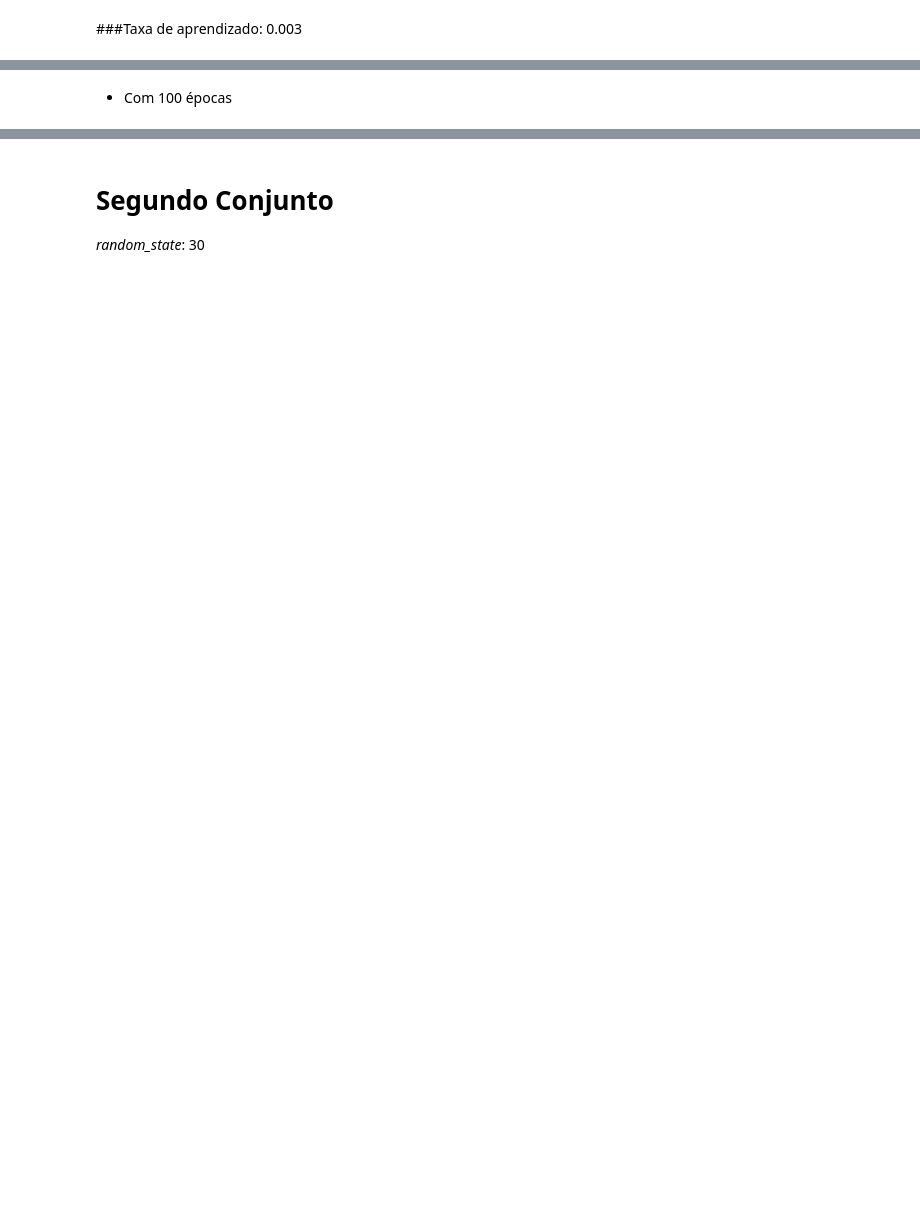
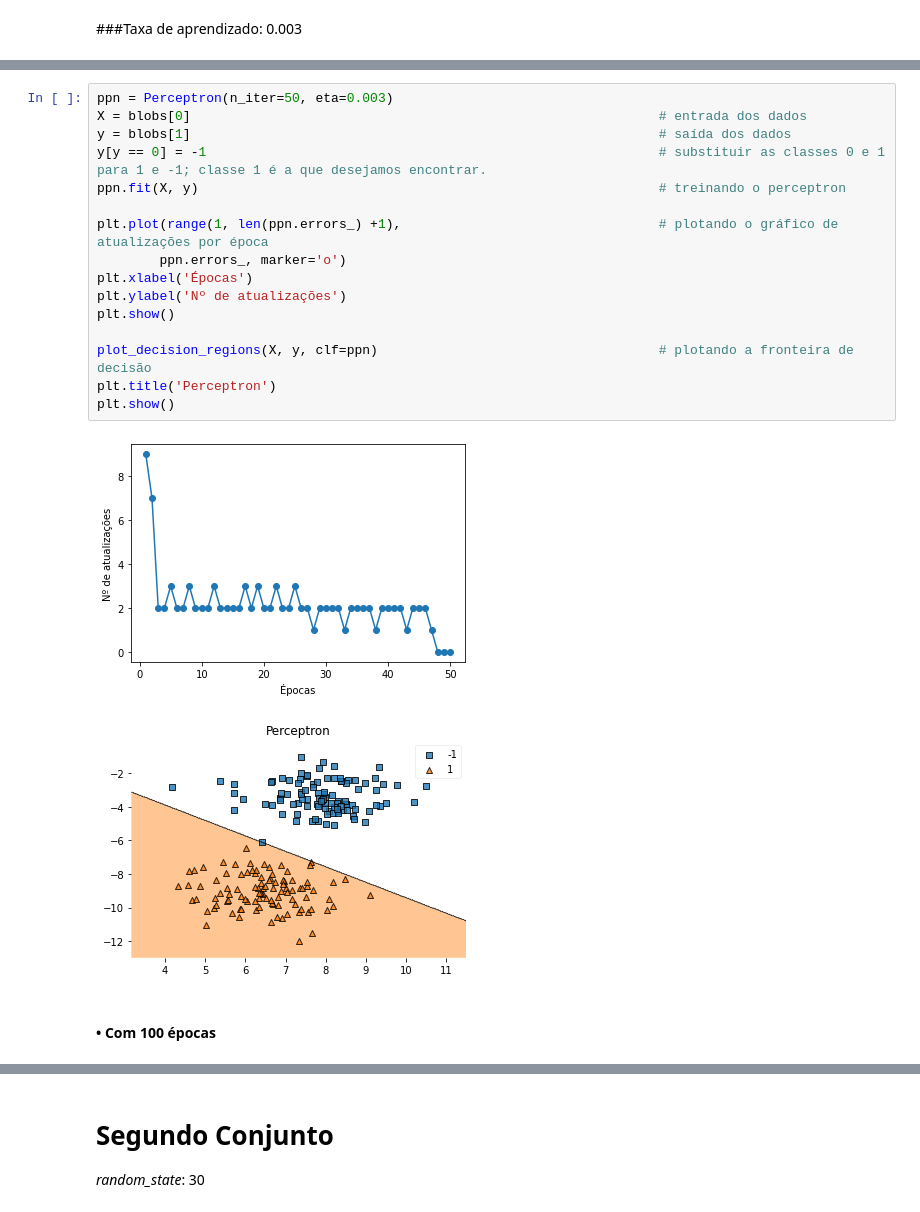
Before and after one commit to AnnaLz/Perceptron, a Jupyter notebook: Perceptron.ipynb, the cells around one changed output, grey strips where cells are left out. Cells and saved outputs as stored; diff of their text form; blank space fills up the shorter version.

```diff
--- a/Perceptron.ipynb
+++ b/Perceptron.ipynb
@@ -209,2 +164,21 @@ plt.show()
+# %%
+ppn = Perceptron(n_iter=50, eta=0.003)
+X = blobs[0]                                                            # entrada dos dados
+y = blobs[1]                                                            # saída dos dados
+y[y == 0] = -1                                                          # substituir as classes 0 e 1 para 1 e -1; classe 1 é a que desejamos encontrar.
+ppn.fit(X, y)                                                           # treinando o perceptron
+
+plt.plot(range(1, len(ppn.errors_) +1),                                 # plotando o gráfico de atualizações por época
+        ppn.errors_, marker='o')
+plt.xlabel('Épocas')
+plt.ylabel('Nº de atualizações')
+plt.show()
+
+plot_decision_regions(X, y, clf=ppn)                                    # plotando a fronteira de decisão
+plt.title('Perceptron')
+plt.show()
+# %% [output]
+[figure, added]
+[figure, added]
 # %% [markdown]
-* Com 100 épocas
+#### &bull; Com 100 épocas
```
Also changed, not shown: parts of 52 cells of this notebook.
